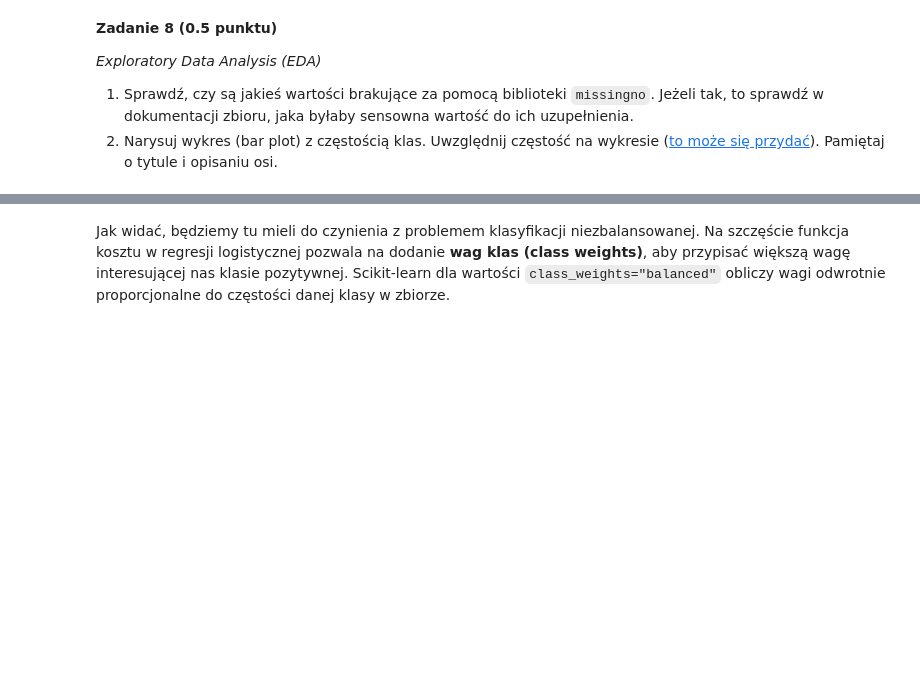
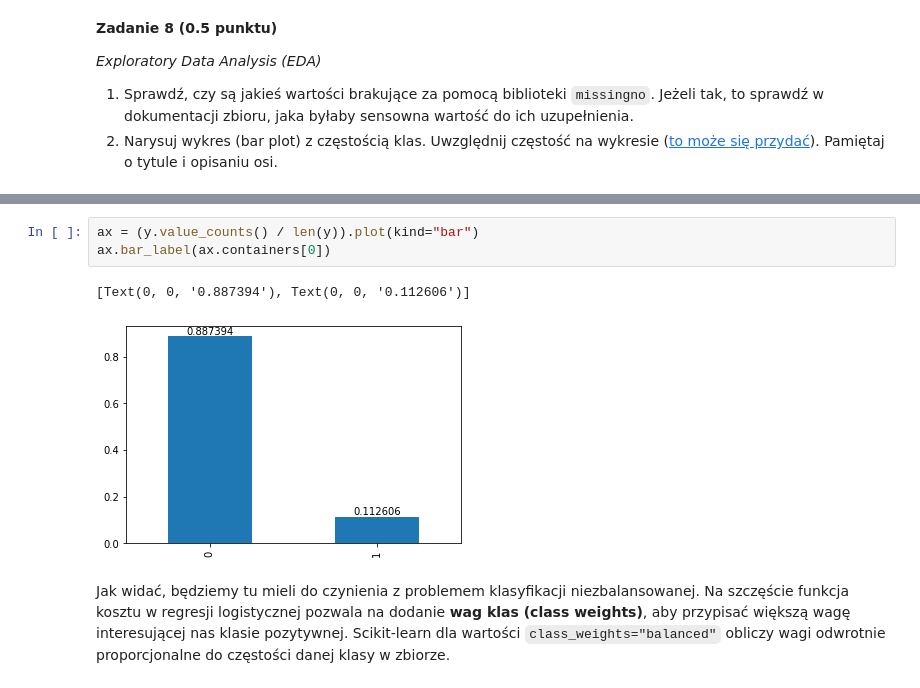
Before and after one commit to pweglik/pum, a Jupyter notebook: lab1/lab1.ipynb, the cells around one changed output, grey strips where cells are left out. Cells and saved outputs as stored; diff of their text form; blank space fills up the shorter version.

```diff
--- a/lab1/lab1.ipynb
+++ b/lab1/lab1.ipynb
@@ -789,3 +828,9 @@ y_mapping = {
+# %%
+ax = (y.value_counts() / len(y)).plot(kind="bar")
+ax.bar_label(ax.containers[0])
+# %% [output]
+[Text(0, 0, '0.887394'), Text(0, 0, '0.112606')]
+[figure, added]
 # %% [markdown]
 Jak widać, będziemy tu mieli do czynienia z problemem klasyfikacji niezbalansowanej. Na szczęście funkcja kosztu w regresji logistycznej pozwala na dodanie **wag klas (class weights)**, aby przypisać większą wagę interesującej nas klasie pozytywnej. Scikit-learn dla wartości `class_weights="balanced"` obliczy wagi odwrotnie proporcjonalne do częstości danej klasy w zbiorze.
 # %% [markdown]
```
Also changed, not shown: parts of 21 cells of this notebook.
